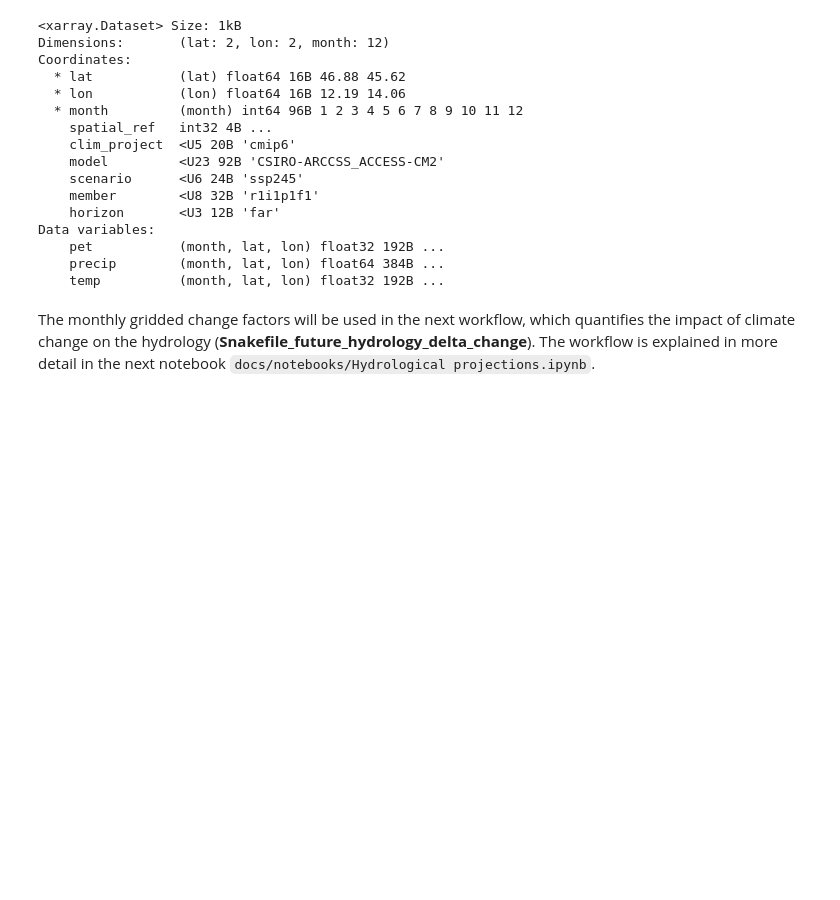
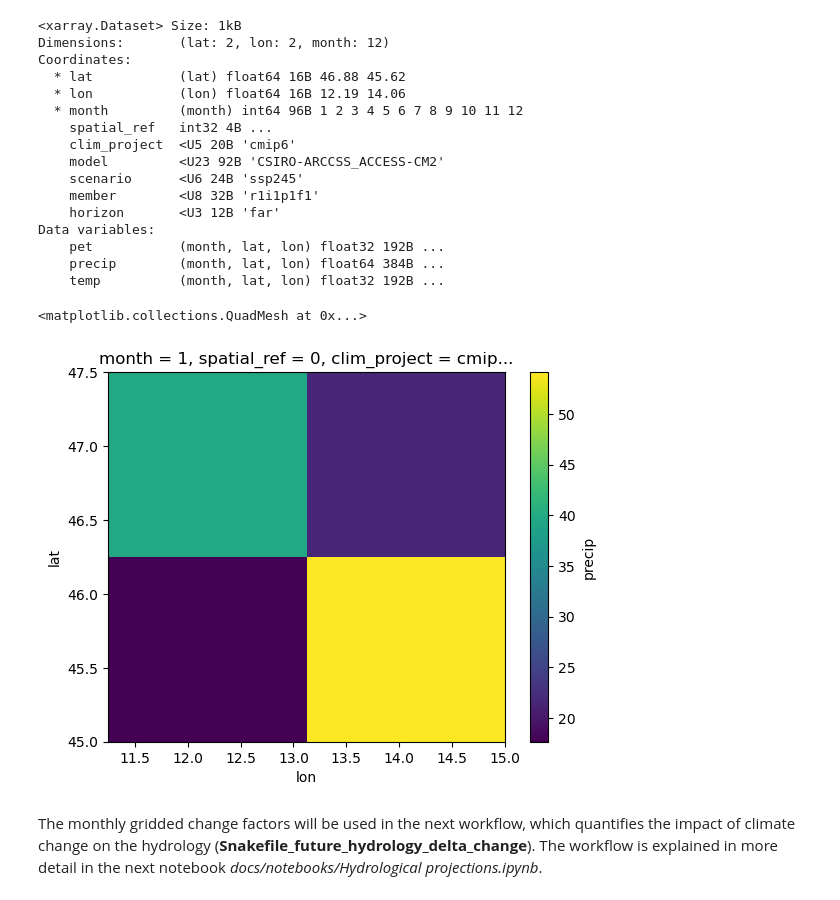
Before and after one commit to Deltares/blueearth_cst, a Jupyter notebook: docs/notebooks/Climate projections.ipynb, the cells around one changed output. Cells and saved outputs as stored; diff of their text form; code cells hidden in the pictures; blank space fills up the shorter version.

Commit message:
update the notebooks with all the latest changes

```diff
--- a/docs/notebooks/Climate projections.ipynb
+++ b/docs/notebooks/Climate projections.ipynb
@@ -250,5 +298,14 @@ Data variables:
     pet           (month, lat, lon) float32 192B ...
     precip        (month, lat, lon) float64 384B ...
     temp          (month, lat, lon) float32 192B ...
+# %%
+# Plot precipitation change [%] for January
+var = "precip"
+month = 1
+
+gridded_change_factors[var].sel(month=month).plot()
+# %% [output]
+<matplotlib.collections.QuadMesh at 0x...>
+[figure, added]
 # %% [markdown]
-The monthly gridded change factors will be used in the next workflow, which quantifies the impact of climate change on the hydrology (**Snakefile_future_hydrology_delta_change**). The workflow is explained in more detail in the next notebook `docs/notebooks/Hydrological projections.ipynb`.
+The monthly gridded change factors will be used in the next workflow, which quantifies the impact of climate change on the hydrology (**Snakefile_future_hydrology_delta_change**). The workflow is explained in more detail in the next notebook *docs/notebooks/Hydrological projections.ipynb*.
```
Also changed, not shown: parts of 15 cells of this notebook, 10 other files.
